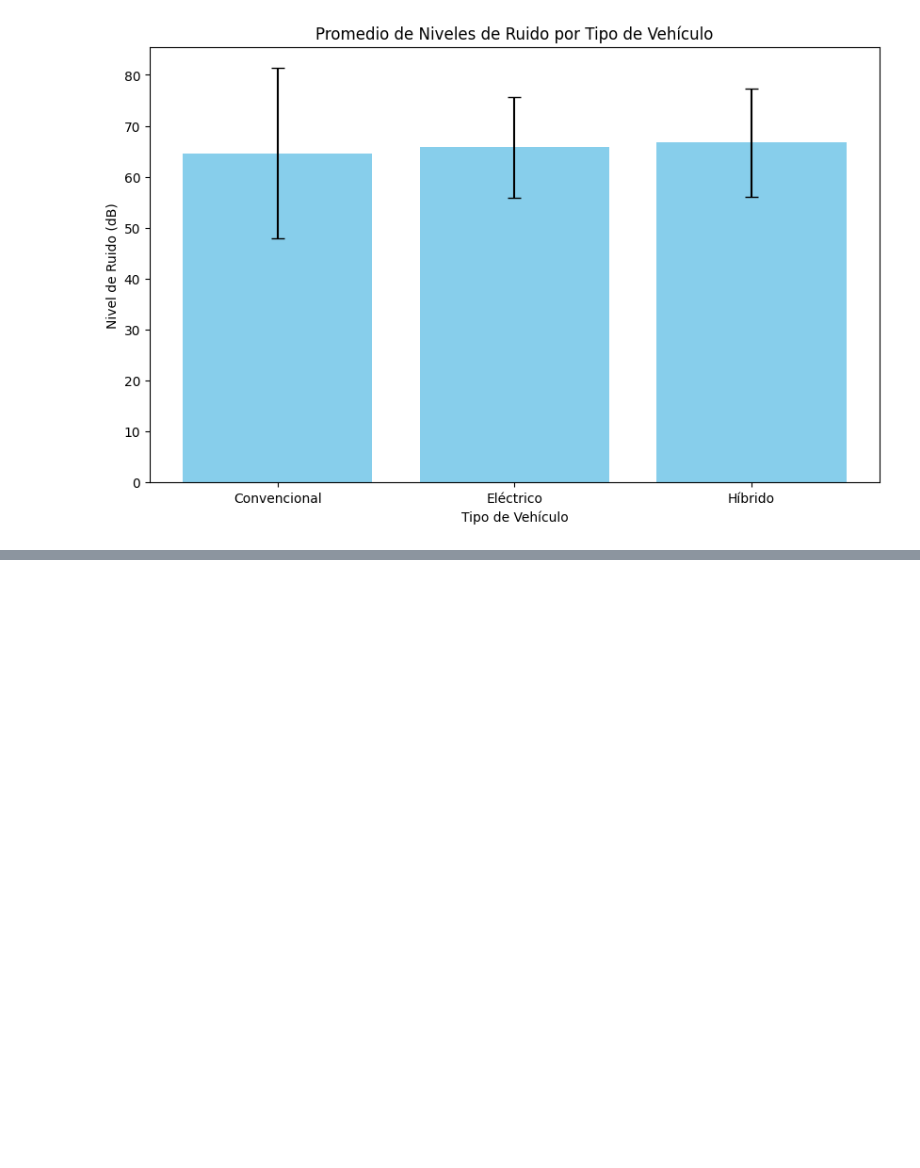
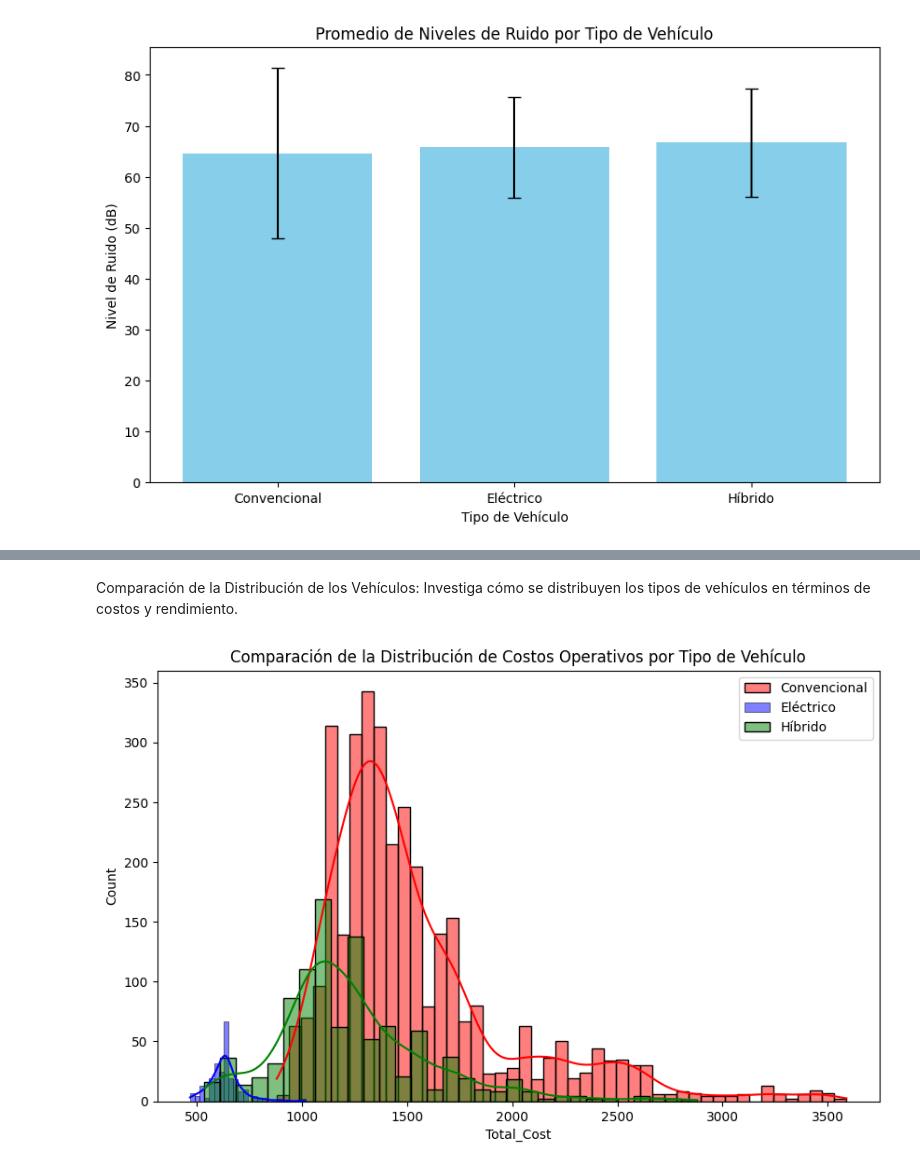
Before and after one commit to GLibardoAlarcon/Proyecto_Finalizado_Streamlit, a Jupyter notebook: EDA_REVISAR/EDA-T2.ipynb, the cells around one changed output, grey strips where cells are left out. Cells and saved outputs as stored; diff of their text form; code cells hidden in the pictures; blank space fills up the shorter version.

```diff
--- a/EDA_REVISAR/EDA-T2.ipynb
+++ b/EDA_REVISAR/EDA-T2.ipynb
@@ -119,0 +155,14 @@ Híbrido       66.690711  10.701175
+# %% [markdown]
+Comparación de la Distribución de los Vehículos:
+Investiga cómo se distribuyen los tipos de vehículos en términos de costos y rendimiento.
+# %%
+# Comparación de la distribución
+plt.figure(figsize=(10, 6))
+sns.histplot(df[df['Vehicle_Type'] == 'Convencional']['Total_Cost'], color='red', kde=True, label='Convencional')
+sns.histplot(df[df['Vehicle_Type'] == 'Eléctrico']['Total_Cost'], color='blue', kde=True, label='Eléctrico')
+sns.histplot(df[df['Vehicle_Type'] == 'Híbrido']['Total_Cost'], color='green', kde=True, label='Híbrido')
+plt.title('Comparación de la Distribución de Costos Operativos por Tipo de Vehículo')
+plt.legend()
+plt.show()
+# %% [output]
+[figure, added]
```
Also changed, not shown: parts of 5 cells of this notebook.
